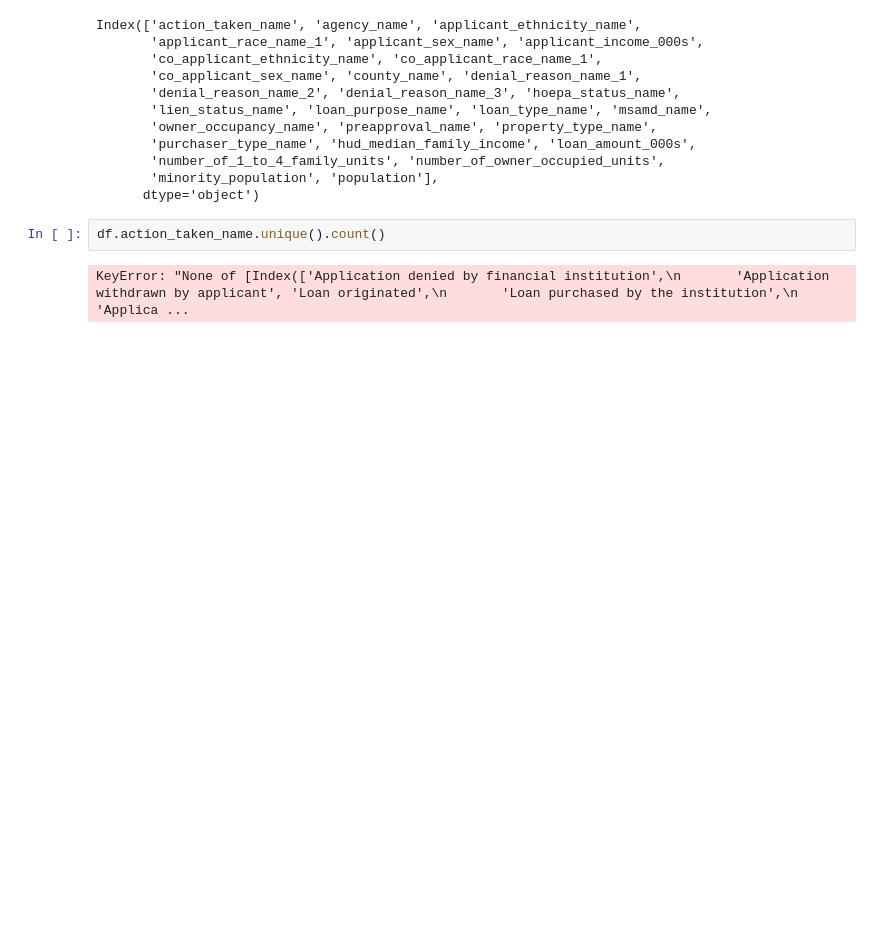
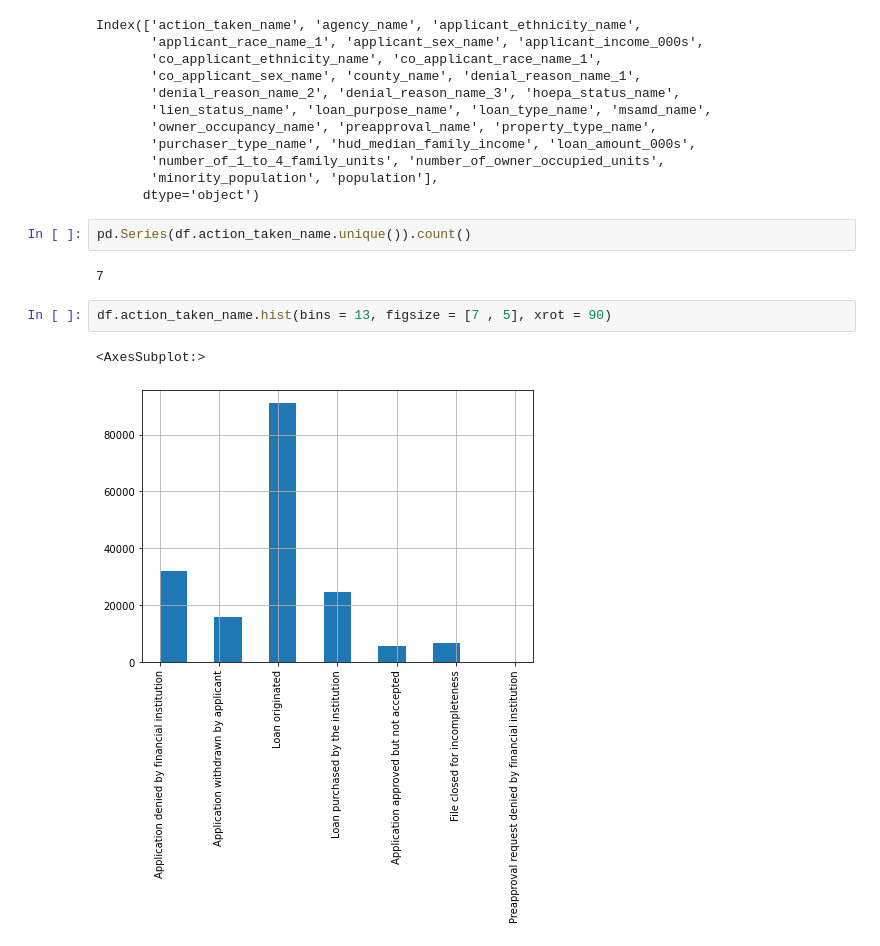
Before and after one commit to DJ1070/Darlehensanfragen, a Jupyter notebook: exploration.ipynb, the cells around one changed output. Saved outputs shown, nothing was run; the diff lists cells and outputs as text; blank space fills up the shorter version.

```diff
--- a/exploration.ipynb
+++ b/exploration.ipynb
@@ -75,6 +82,11 @@ Index(['action_taken_name', 'agency_name', 'applicant_ethnicity_name',
        'minority_population', 'population'],
       dtype='object')
 # %%
-df.action_taken_name.unique().count()
+pd.Series(df.action_taken_name.unique()).count()
 # %% [output]
-KeyError: "None of [Index(['Application denied by financial institution',\n       'Application withdrawn by applicant', 'Loan originated',\n       'Loan purchased by the institution',\n       'Applica ...
+7
+# %%
+df.action_taken_name.hist(bins = 13, figsize = [7 , 5], xrot = 90)
+# %% [output]
+<AxesSubplot:>
+[figure, added]
```
Also changed, not shown: parts of 8 cells of this notebook.
